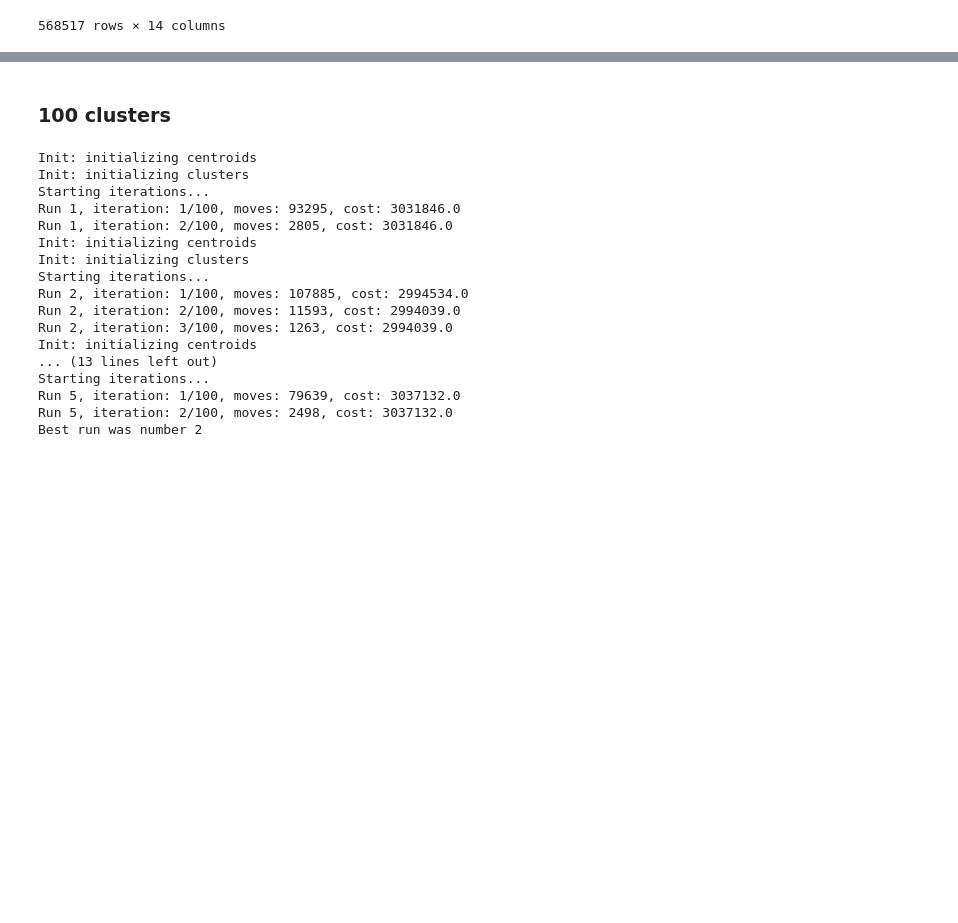
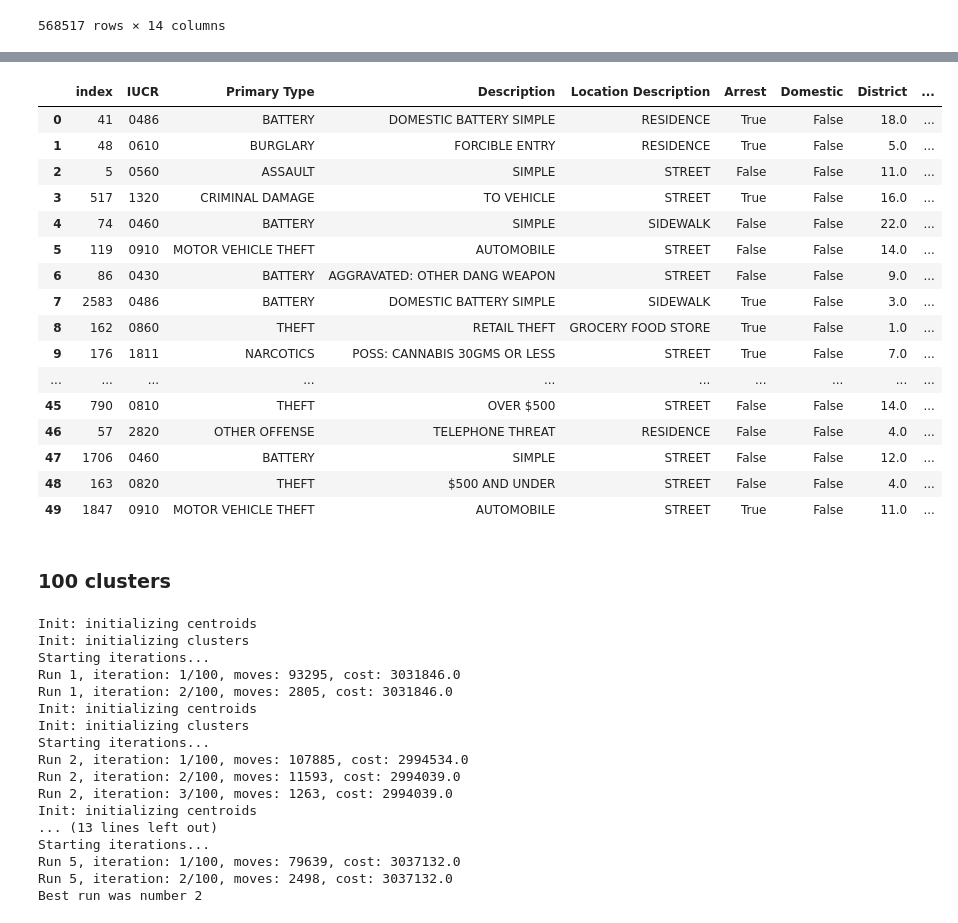
Before and after one commit to jyun38/Unsupervised-MachineLearning, a Jupyter notebook: finalProject/Clustering.ipynb, the cells around one changed output, grey strips where cells are left out. Cells and saved outputs as stored; diff of their text form; code cells hidden in the pictures; blank space fills up the shorter version.

Commit message:
clusteringcentroids

```diff
--- a/finalProject/Clustering.ipynb
+++ b/finalProject/Clustering.ipynb
@@ -383,0 +482,24 @@ year2001New.to_csv("year2001_50clusters.csv")
+# %%
+year2001_50clusterCentroids = pd.DataFrame(km.cluster_centroids_)
+# %%
+year2001_50clusterCentroids.columns = year2001.columns
+# %%
+year2001_50clusterCentroids
+# %% [output]
+|  | index | IUCR | Primary Type | Description | Location Description | Arrest | Domestic | District | ... |
+| 0 | 41 | 0486 | BATTERY | DOMESTIC BATTERY SIMPLE | RESIDENCE | True | False | 18.0 | ... |
+| 1 | 48 | 0610 | BURGLARY | FORCIBLE ENTRY | RESIDENCE | True | False | 5.0 | ... |
+| 2 | 5 | 0560 | ASSAULT | SIMPLE | STREET | False | False | 11.0 | ... |
+| 3 | 517 | 1320 | CRIMINAL DAMAGE | TO VEHICLE | STREET | True | False | 16.0 | ... |
+| 4 | 74 | 0460 | BATTERY | SIMPLE | SIDEWALK | False | False | 22.0 | ... |
+| 5 | 119 | 0910 | MOTOR VEHICLE THEFT | AUTOMOBILE | STREET | False | False | 14.0 | ... |
+| 6 | 86 | 0430 | BATTERY | AGGRAVATED: OTHER DANG WEAPON | STREET | False | False | 9.0 | ... |
+| 7 | 2583 | 0486 | BATTERY | DOMESTIC BATTERY SIMPLE | SIDEWALK | True | False | 3.0 | ... |
+| 8 | 162 | 0860 | THEFT | RETAIL THEFT | GROCERY FOOD STORE | True | False | 1.0 | ... |
+| 9 | 176 | 1811 | NARCOTICS | POSS: CANNABIS 30GMS OR LESS | STREET | True | False | 7.0 | ... |
+| ... | ... | ... | ... | ... | ... | ... | ... | ... | ... |
+| 45 | 790 | 0810 | THEFT | OVER $500 | STREET | False | False | 14.0 | ... |
+| 46 | 57 | 2820 | OTHER OFFENSE | TELEPHONE THREAT | RESIDENCE | False | False | 4.0 | ... |
+| 47 | 1706 | 0460 | BATTERY | SIMPLE | STREET | False | False | 12.0 | ... |
+| 48 | 163 | 0820 | THEFT | $500 AND UNDER | STREET | False | False | 4.0 | ... |
+| 49 | 1847 | 0910 | MOTOR VEHICLE THEFT | AUTOMOBILE | STREET | True | False | 11.0 | ... |
```
Also changed, not shown: parts of 20 cells of this notebook.
